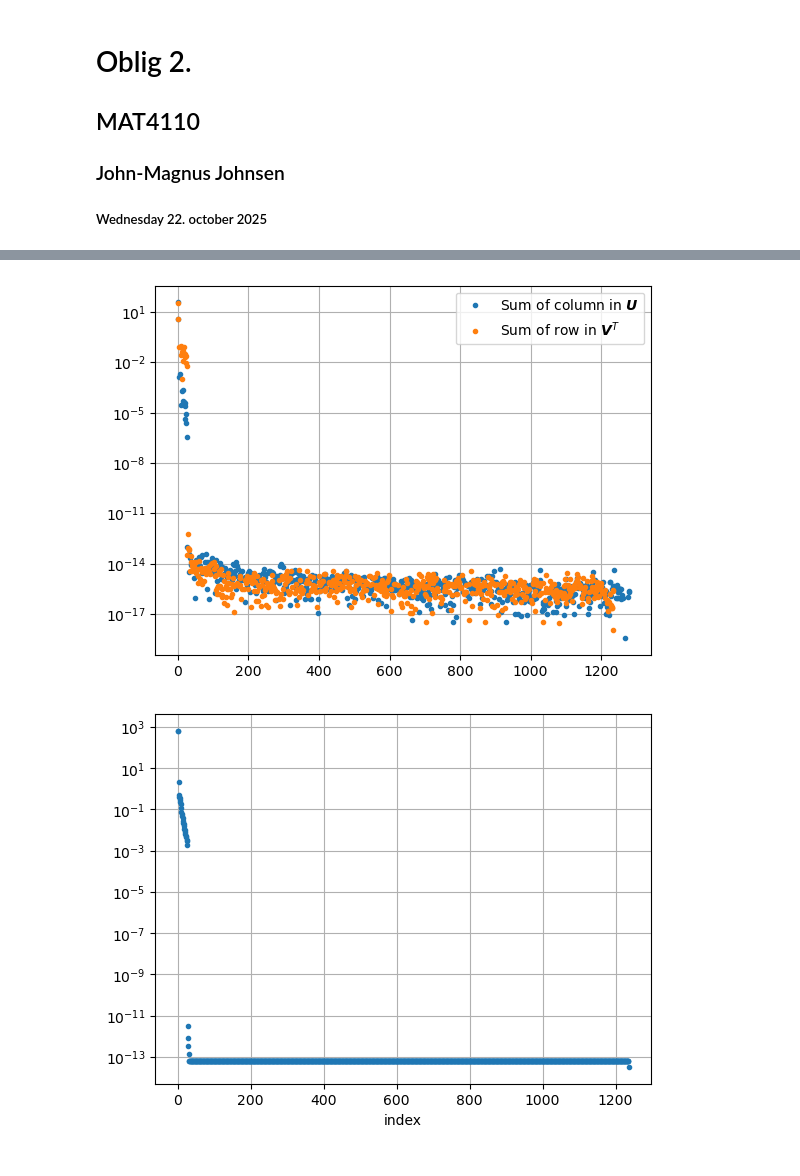
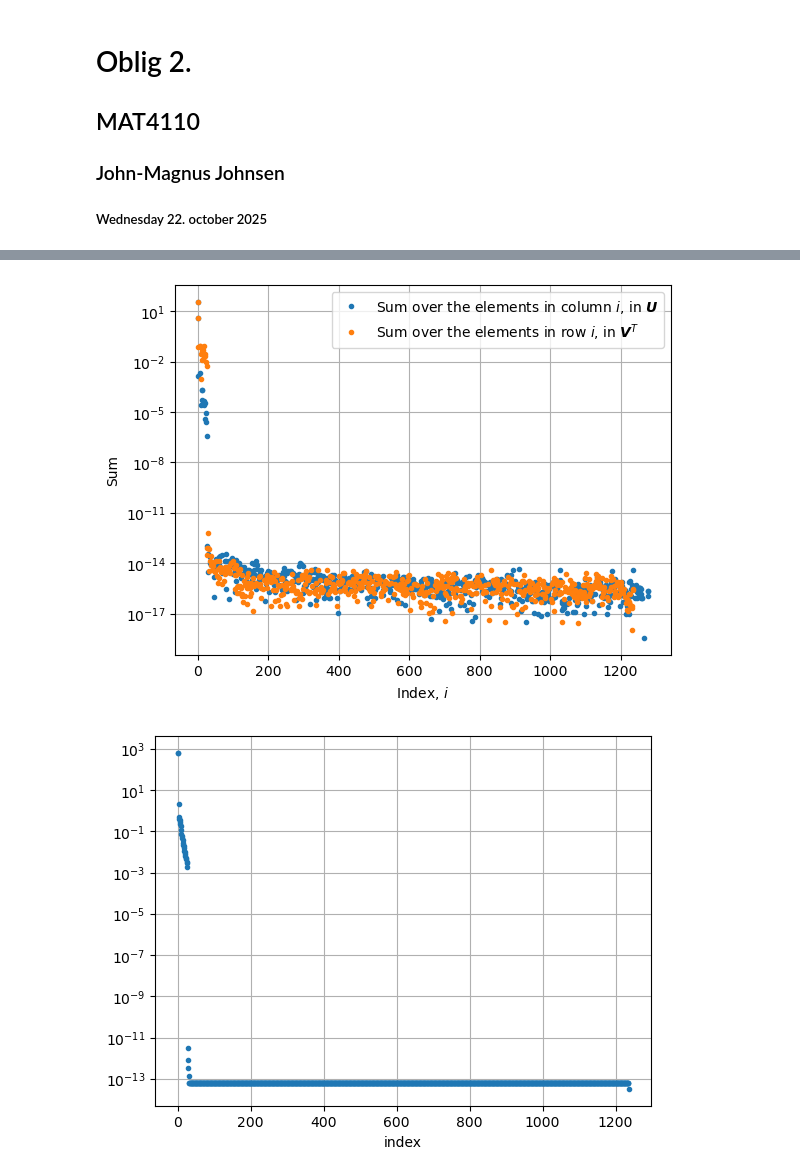
Before and after one commit to johnmagj/MAT4110, a Jupyter notebook: Oblig2/Oblig2.ipynb, the cells around one changed output, grey strips where cells are left out. Drawn from its saved outputs; the diff is of its cells as text; code cells hidden in the pictures.

```diff
--- a/Oblig2/Oblig2.ipynb
+++ b/Oblig2/Oblig2.ipynb
@@ -85,12 +73,15 @@ U1, S1, VT1 = np.linalg.svd(img1)
 # %%
-plt.semilogy(np.sum(U1, axis=0), ".", label=r"Sum of column in $\boldsymbol{U}$")
-plt.semilogy(np.sum(VT1, axis=1), ".", label=r"Sum of row in $\boldsymbol{V}^T$")
+plt.semilogy(np.sum(U1, axis=0), ".", label=r"Sum over the elements in column $i$, in $\boldsymbol{U}$")
+plt.semilogy(np.sum(VT1, axis=1), ".", label=r"Sum over the elements in row $i$, in $\boldsymbol{V}^T$")
+plt.xlabel(r"Index, $i$")
+plt.ylabel("Sum")
+plt.title("")
 plt.grid()
 plt.legend()
 plt.show()
 plt.close()
 # %% [output]
-[figure, old version]
+[figure, new version]
 # %%
 plt.semilogy(S1, ".")
 plt.xlabel("index")
```
Also changed, not shown: parts of 21 cells of this notebook.
